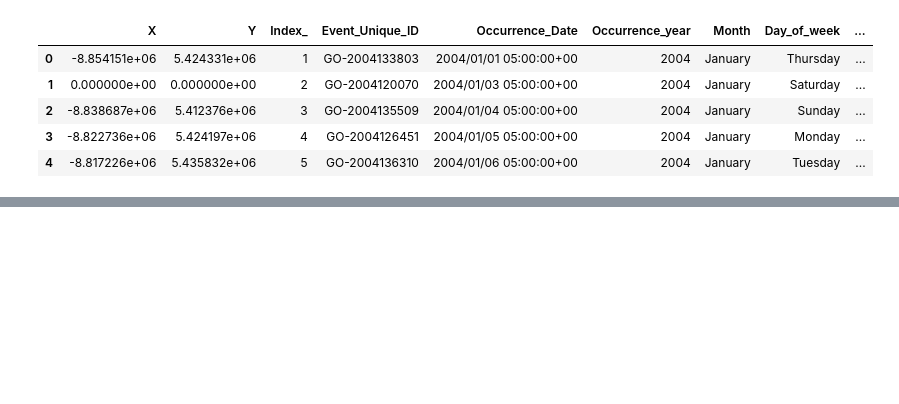
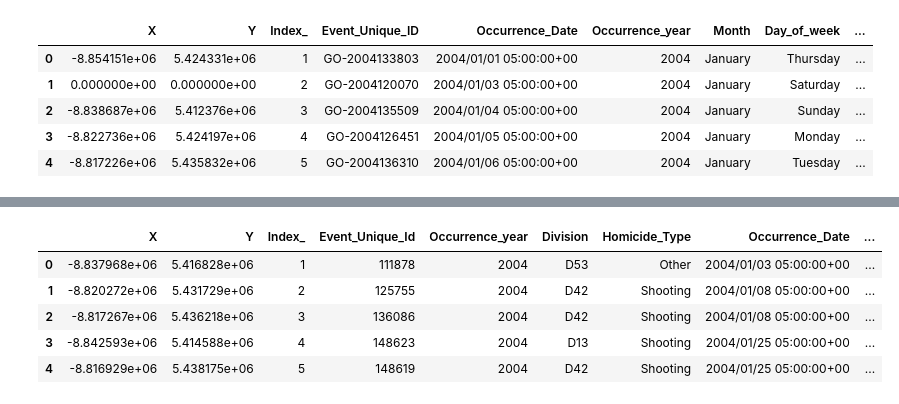
Before and after one commit to RoeChuck/Data-Visualization, a Jupyter notebook: Week05/Shootings_and_Firearm_Discharge_Data_Analysis.ipynb, the cells around one changed output, grey strips where cells are left out. Saved outputs shown, nothing was run; the diff lists cells and outputs as text; code cells hidden in the pictures; blank space fills up the shorter version.

```diff
--- a/Week05/Shootings_and_Firearm_Discharge_Data_Analysis.ipynb
+++ b/Week05/Shootings_and_Firearm_Discharge_Data_Analysis.ipynb
@@ -38,0 +71,10 @@ map
+# %%
+df = pd.read_csv('Toronto_Homocide.csv')
+df.head()
+# %% [output]
+|  | X | Y | Index_ | Event_Unique_Id | Occurrence_year | Division | Homicide_Type | Occurrence_Date | ... |
+| 0 | -8.837968e+06 | 5.416828e+06 | 1 | 111878 | 2004 | D53 | Other | 2004/01/03 05:00:00+00 | ... |
+| 1 | -8.820272e+06 | 5.431729e+06 | 2 | 125755 | 2004 | D42 | Shooting | 2004/01/08 05:00:00+00 | ... |
+| 2 | -8.817267e+06 | 5.436218e+06 | 3 | 136086 | 2004 | D42 | Shooting | 2004/01/08 05:00:00+00 | ... |
+| 3 | -8.842593e+06 | 5.414588e+06 | 4 | 148623 | 2004 | D13 | Shooting | 2004/01/25 05:00:00+00 | ... |
+| 4 | -8.816929e+06 | 5.438175e+06 | 5 | 148619 | 2004 | D42 | Shooting | 2004/01/25 05:00:00+00 | ... |
```
Also changed, not shown: parts of 9 cells of this notebook, 3 other files.
